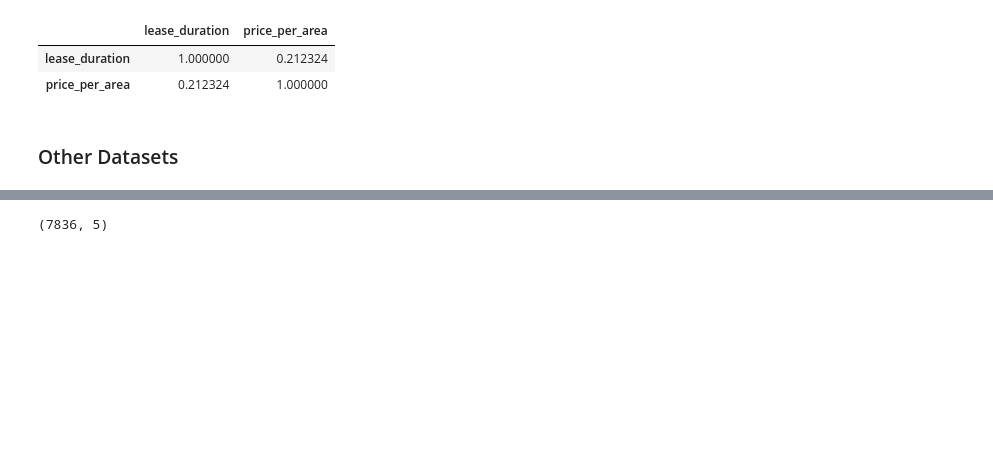
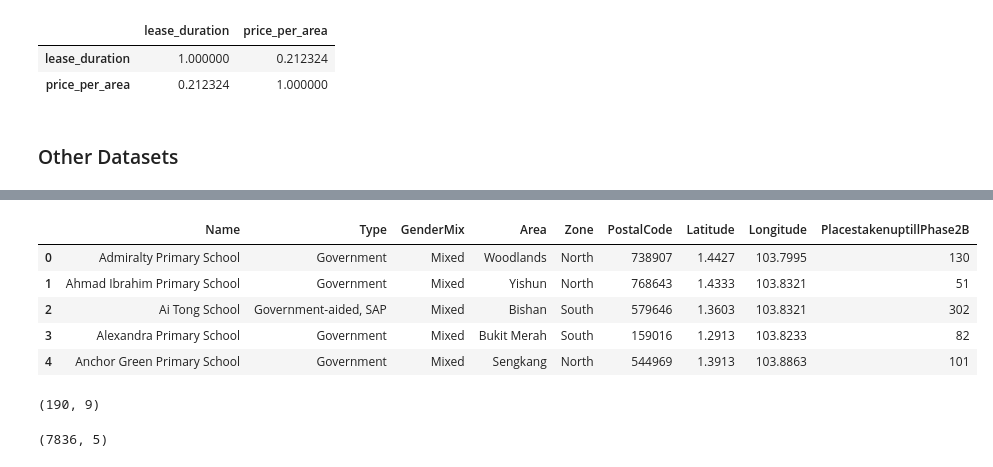
Before and after one commit to loojovi/hdb_resale_prediction, a Jupyter notebook: notebooks/jovi-1.0-eda.ipynb, the cells around one changed output, grey strips where cells are left out. Saved outputs shown, nothing was run; the diff lists cells and outputs as text; code cells hidden in the pictures; blank space fills up the shorter version.

```diff
--- a/notebooks/jovi-1.0-eda.ipynb
+++ b/notebooks/jovi-1.0-eda.ipynb
@@ -209,3 +210,5 @@ mrt = pd.read_csv('../data/raw/sg-train-stations.csv')
 hawker = pd.read_csv('../data/raw/sg-gov-markets-hawker-centres.csv')
 cc = pd.read_csv('../data/raw/sg-commerical-centres.csv')
 demo = pd.read_csv('../data/raw/sg-population-demographics.csv')
+# %%
+pri_sch_ranking = pd.read_csv('../data/raw/sg-primary-school-ranking.csv')
@@ -212,3 +241,16 @@ demo = pd.read_csv('../data/raw/sg-population-demographics.csv')
+# %%
+pri_sch_ranking.head()
+# %% [output]
+|  | Name | Type | GenderMix | Area | Zone | PostalCode | Latitude | Longitude | PlacestakenuptillPhase2B |
+| 0 | Admiralty Primary School | Government | Mixed | Woodlands | North | 738907 | 1.4427 | 103.7995 | 130 |
+| 1 | Ahmad Ibrahim Primary School | Government | Mixed | Yishun | North | 768643 | 1.4333 | 103.8321 | 51 |
+| 2 | Ai Tong School | Government-aided, SAP | Mixed | Bishan | South | 579646 | 1.3603 | 103.8321 | 302 |
+| 3 | Alexandra Primary School | Government | Mixed | Bukit Merah | South | 159016 | 1.2913 | 103.8233 | 82 |
+| 4 | Anchor Green Primary School | Government | Mixed | Sengkang | North | 544969 | 1.3913 | 103.8863 | 101 |
+# %%
+pri_sch_ranking.shape
+# %% [output]
+(190, 9)
 # %%
 print(demo.shape)
 demo.head()
```
Also changed, not shown: parts of 6 cells of this notebook, 1 other file.
